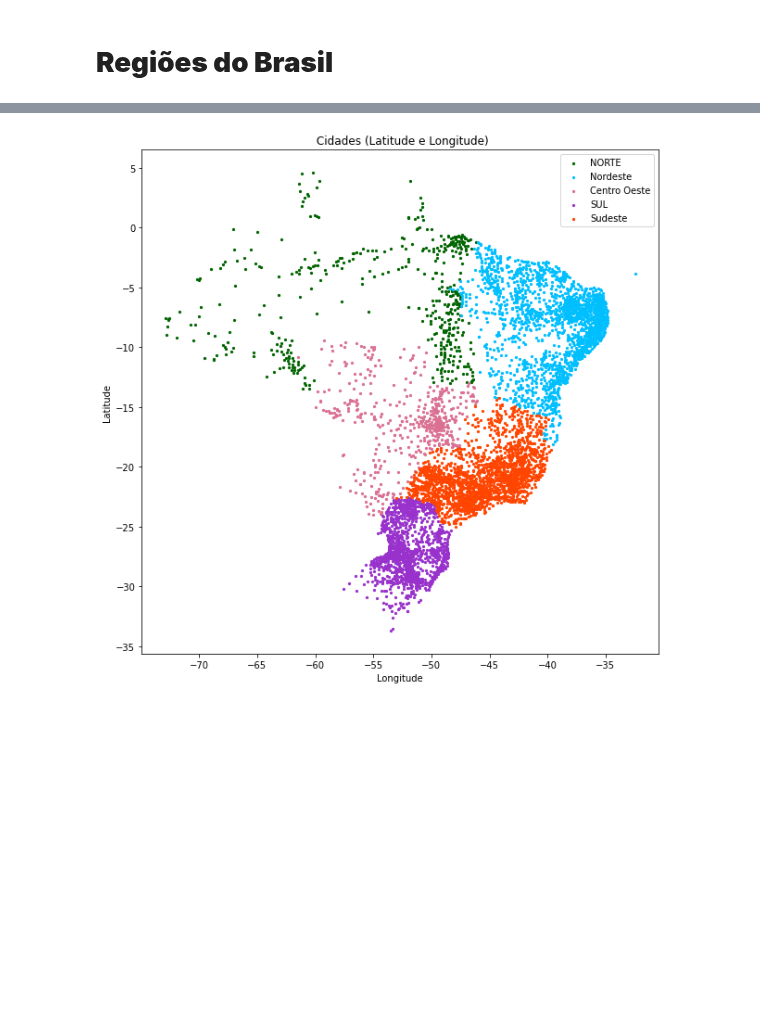
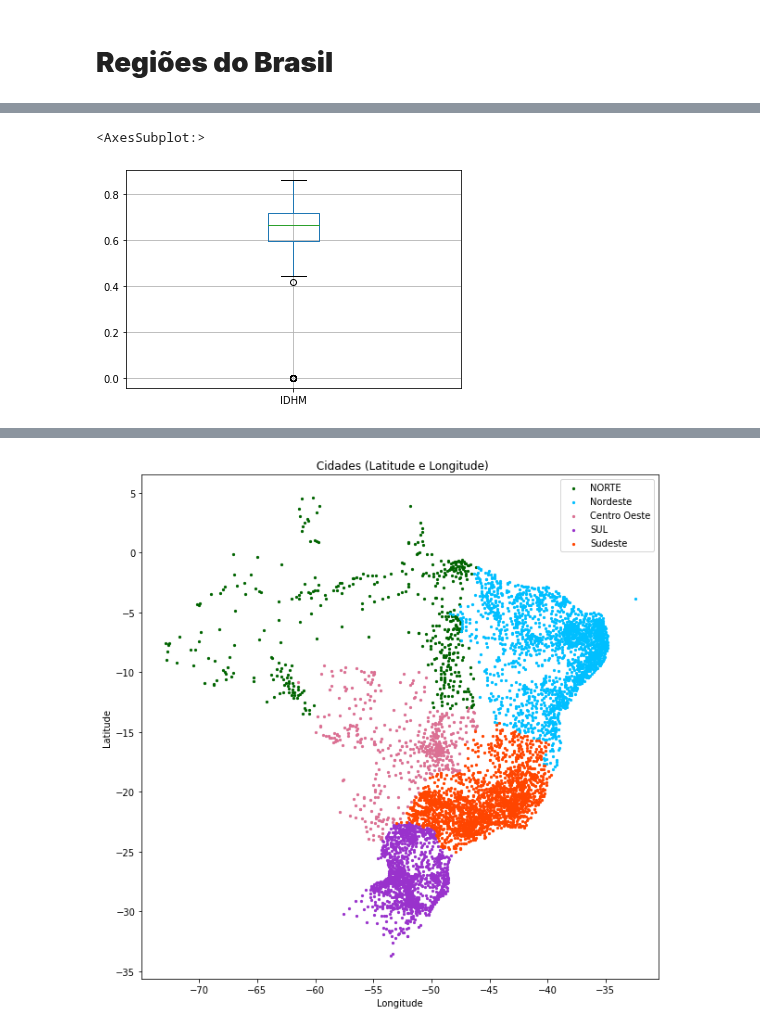
Before and after one commit to leydsonbarros/Brazilian_Cities, a Jupyter notebook: brazilian_cities.ipynb, the cells around one changed output, grey strips where cells are left out. Cells and saved outputs as stored; diff of their text form; code cells hidden in the pictures; blank space fills up the shorter version.

Commit message:
Update brazilian_cities.ipynb
Análises descritivas

```diff
--- a/brazilian_cities.ipynb
+++ b/brazilian_cities.ipynb
@@ -59,0 +80,5 @@ multivariado)
+# %%
+df_brazil.boxplot(column=['IDHM'])
+# %% [output]
+<AxesSubplot:>
+[figure, added]
```
Also changed, not shown: parts of 14 cells of this notebook.
